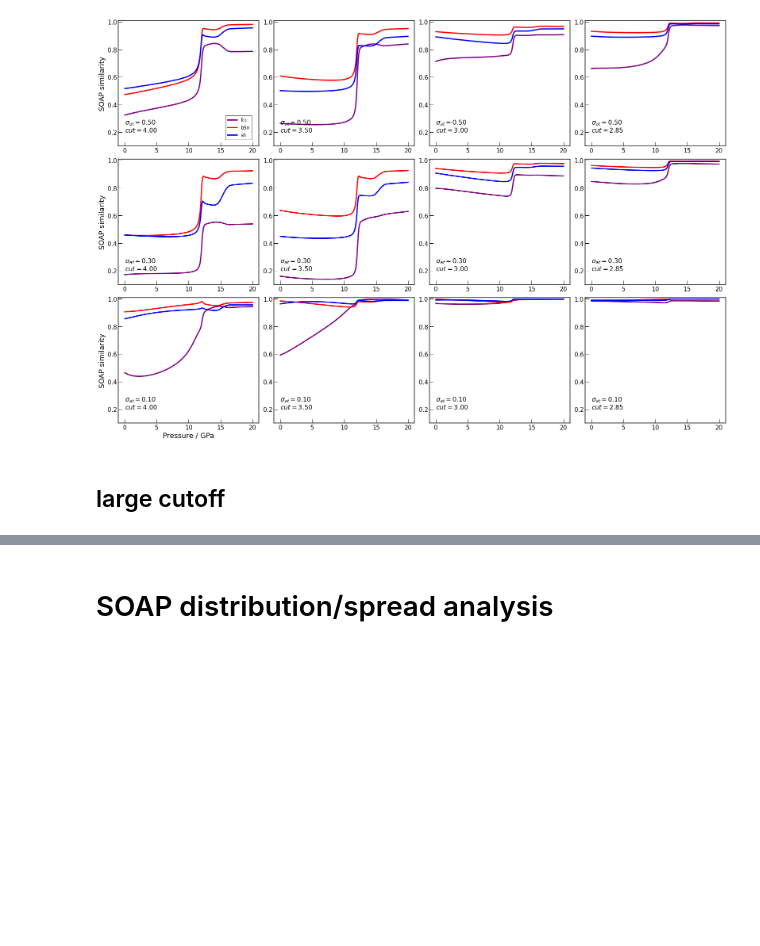
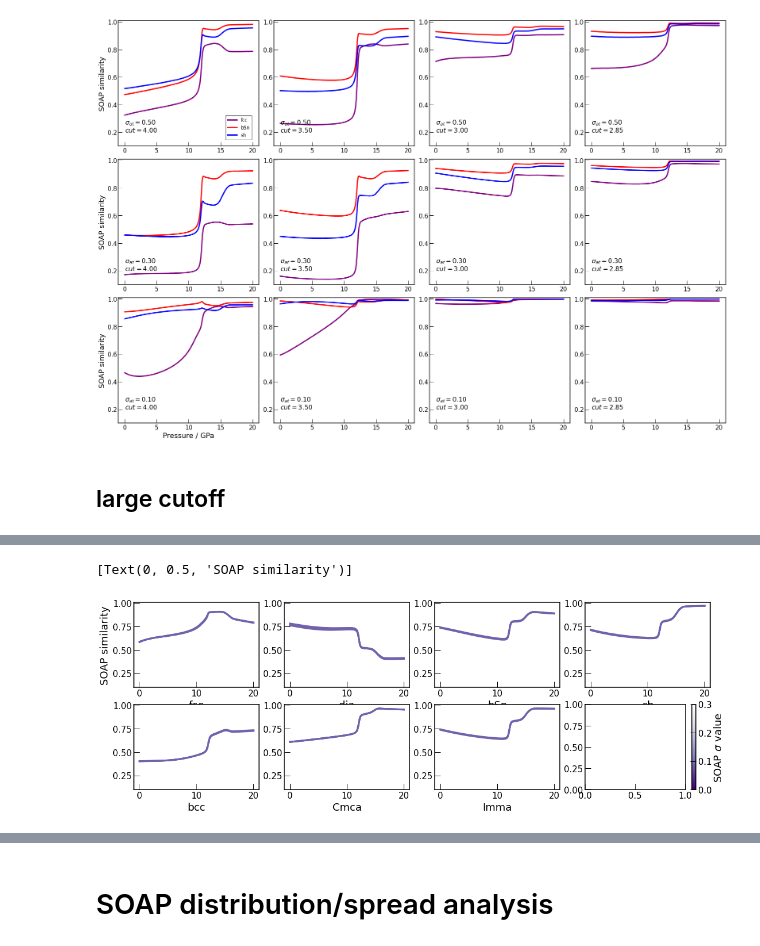
Before and after one commit to MorrowChem/Ge_analysis_local, a Jupyter notebook: GAP_to_MTP_SOAPsearch.ipynb, the cells around one changed output, grey strips where cells are left out. Drawn from its saved outputs; the diff is of its cells as text; code cells hidden in the pictures; blank space fills up the shorter version.

```diff
--- a/GAP_to_MTP_SOAPsearch.ipynb
+++ b/GAP_to_MTP_SOAPsearch.ipynb
@@ -381,0 +324,5 @@ fig.tight_layout()
+# %%
+with open('central_weight/VLDNat.json', 'r') as f:
+    vld100k_cw = pd.read_json(f)
+# %%
+cw_labels = [[i for i in vld100k_cw.columns if j in i and 'fix' not in i and '_' in i][1:-1] for j in xtals]
@@ -381,0 +349,27 @@ fig.tight_layout()
+# %%
+df = vld100k_cw
+lab = cw_labels
+
+sigma_range = [[float(re.findall("\d+\.\d+", i)[0]) for i in j] for j in lab]
+cut_range = [[float(re.findall("\d+\.\d+", i)[1]) for i in j] for j in lab]
+sm = plt.cm.ScalarMappable(cmap=cmap, norm=plt.Normalize(vmin=0, vmax=max(flatten(sigma_range))))
+cm = plt.cm.ScalarMappable(cmap=cmap, norm=plt.Normalize(vmin=0, vmax=max(flatten(cut_range))))
+
+cols = 4
+rows = int(np.ceil(len(lab)/cols))
+
+fig, ax = plt.subplots(rows,cols, figsize=(4.5*cols,3*rows))
+ax = ax.ravel()
+for j in range(len(lab)):
+    col = cmap(sigma_range[j])
+    for ct, i in enumerate(lab[j]):
+        if cut_range[j][ct] == 10.0:
+            ax[j].plot(df['f_PressAve']/1e4, df[i], c=col[ct])
+                     #, label=i[4:])
+            ax[j].set(xlabel=lab[j][0].split('0')[0])
+    ax[j].set(ylim=(0.1, 1.01))
+plt.colorbar(sm, label='SOAP $\sigma$ value')
+ax[0].set(ylabel='SOAP similarity')
+# %% [output]
+[Text(0, 0.5, 'SOAP similarity')]
+[figure, added]
```
Also changed, not shown: parts of 16 cells of this notebook, 4 other files.
